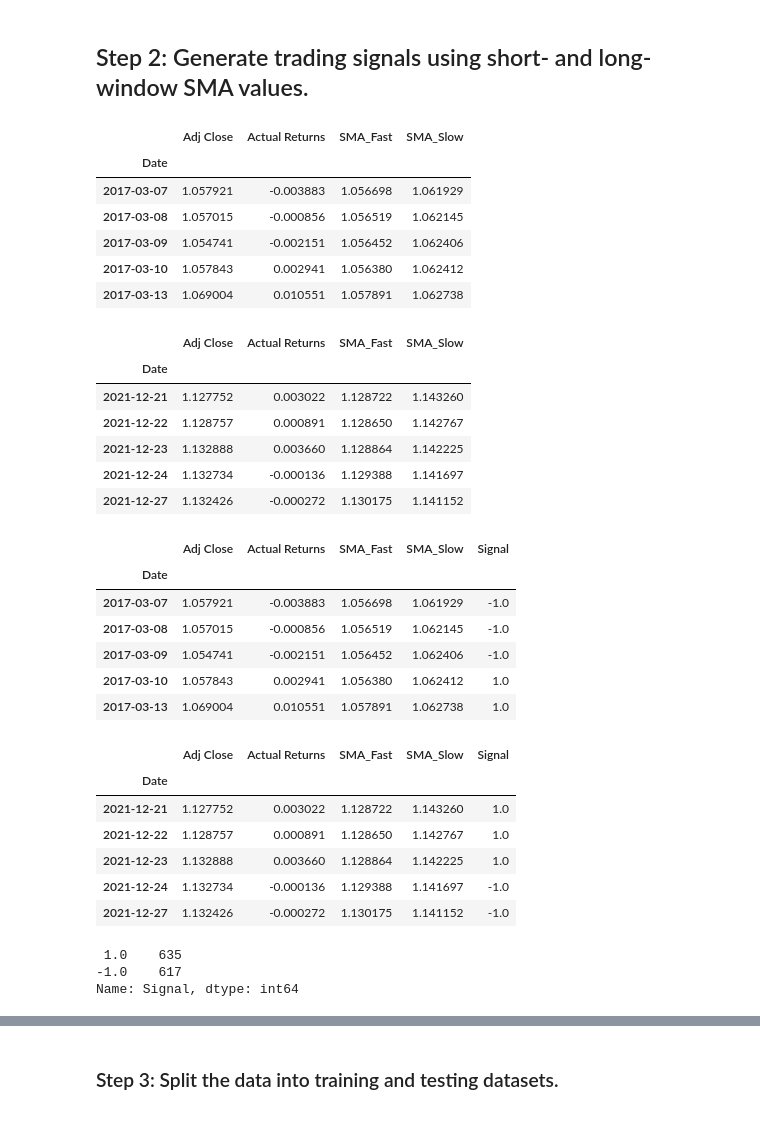
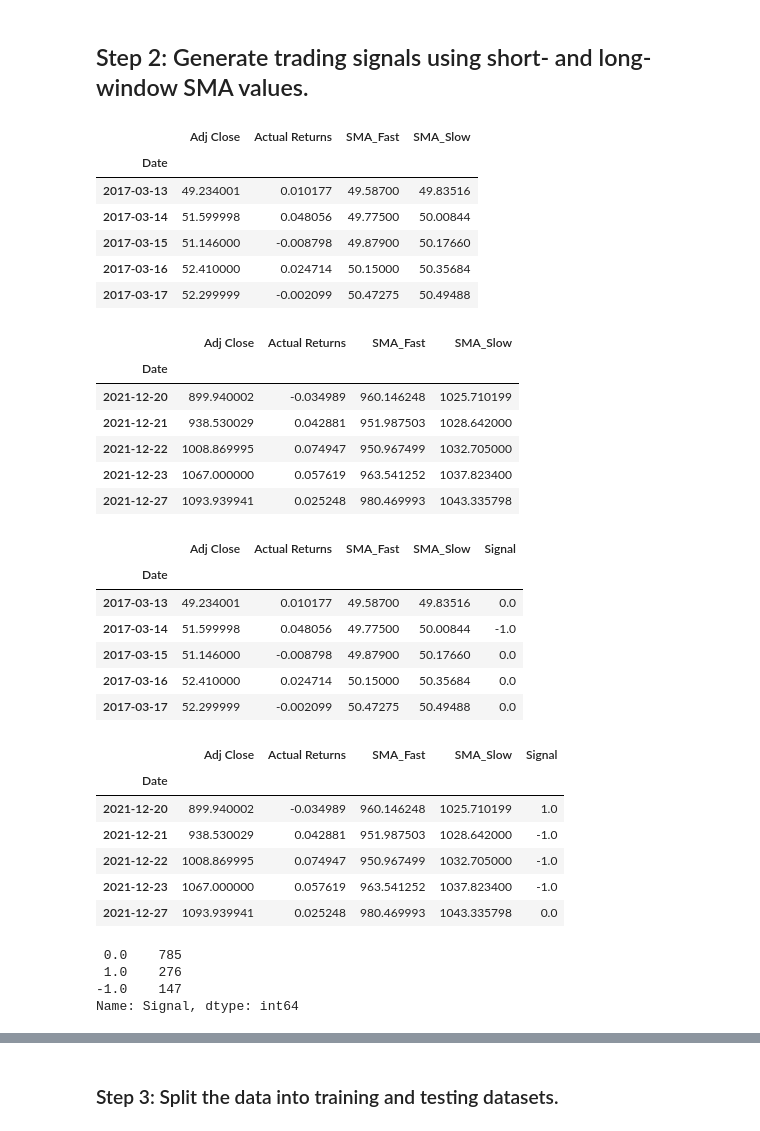
Before and after one commit to tembolo1284/Project_2_Bootcamp, a Jupyter notebook: machine_learning_trading_bot.ipynb, the cells around one changed output, grey strips where cells are left out. Saved outputs shown, nothing was run; the diff lists cells and outputs as text; code cells hidden in the pictures.

```diff
--- a/machine_learning_trading_bot.ipynb
+++ b/machine_learning_trading_bot.ipynb
@@ -90,15 +90,15 @@ Open the Jupyter notebook. Restart the kernel, run the provided cells that corre
 ### Step 1: mport the OHLCV dataset into a Pandas DataFrame.
 # %%
 # Import the OHLCV dataset into a Pandas Dataframe
-eurusd_df = pd.read_csv(
-    Path("./Resources/EURUSD_5y.csv"),
+instrument_df = pd.read_csv(
+    Path("./Resources/TSLA_5y.csv"),
     index_col='Date',
     infer_datetime_format=True,
     parse_dates=True
 )
 
 # Review the DataFrame
-eurusd_df.head(10)
+instrument_df.head(10)
 # %% [output]
 |  | Open | High | Low | Close | Adj Close | Volume |
 | Date |  |  |  |  |  |  |
@@ -115,6 +115,6 @@ eurusd_df.head(10)
 # %%
 # Filter the date index and close columns
-signals_df = eurusd_df.loc[:, ["Adj Close"]]
+signals_df = instrument_df.loc[:, ["Adj Close"]]
 
 # Use the pct_change function to generate  returns from close prices
 signals_df["Actual Returns"] = signals_df["Adj Close"].pct_change()
@@ -123,10 +123,18 @@ signals_df["Actual Returns"] = signals_df["Adj Close"].pct_change()
 signals_df = signals_df.dropna()
 
 # Review the DataFrame
-display(signals_df.head())
+#display(signals_df.head())
 display(signals_df.tail())
 
+#Look at summary statistics
 signals_df.describe()
+#Store stats as a variable
+descriptionStats = signals_df.describe()
+display(descriptionStats)
+
+#Store standard deviation as a variable
+dataStd = descriptionStats["Actual Returns"]["std"]
+dataStd
 # %% [output]
 |  | Adj Close | Actual Returns |
 | Date |  |  |
@@ -170,54 +172,55 @@ display(signals_df.tail())
 # %% [output]
 |  | Adj Close | Actual Returns | SMA_Fast | SMA_Slow |
 | Date |  |  |  |  |
-| 2017-03-07 | 1.057921 | -0.003883 | 1.056698 | 1.061929 |
-| 2017-03-08 | 1.057015 | -0.000856 | 1.056519 | 1.062145 |
-| 2017-03-09 | 1.054741 | -0.002151 | 1.056452 | 1.062406 |
-| 2017-03-10 | 1.057843 | 0.002941 | 1.056380 | 1.062412 |
-| 2017-03-13 | 1.069004 | 0.010551 | 1.057891 | 1.062738 |
+| 2017-03-13 | 49.234001 | 0.010177 | 49.58700 | 49.83516 |
+| 2017-03-14 | 51.599998 | 0.048056 | 49.77500 | 50.00844 |
+| 2017-03-15 | 51.146000 | -0.008798 | 49.87900 | 50.17660 |
+| 2017-03-16 | 52.410000 | 0.024714 | 50.15000 | 50.35684 |
+| 2017-03-17 | 52.299999 | -0.002099 | 50.47275 | 50.49488 |
 |  | Adj Close | Actual Returns | SMA_Fast | SMA_Slow |
 | Date |  |  |  |  |
-| 2021-12-21 | 1.127752 | 0.003022 | 1.128722 | 1.143260 |
-| 2021-12-22 | 1.128757 | 0.000891 | 1.128650 | 1.142767 |
-| 2021-12-23 | 1.132888 | 0.003660 | 1.128864 | 1.142225 |
-| 2021-12-24 | 1.132734 | -0.000136 | 1.129388 | 1.141697 |
-| 2021-12-27 | 1.132426 | -0.000272 | 1.130175 | 1.141152 |
+| 2021-12-20 | 899.940002 | -0.034989 | 960.146248 | 1025.710199 |
+| 2021-12-21 | 938.530029 | 0.042881 | 951.987503 | 1028.642000 |
+| 2021-12-22 | 1008.869995 | 0.074947 | 950.967499 | 1032.705000 |
+| 2021-12-23 | 1067.000000 | 0.057619 | 963.541252 | 1037.823400 |
+| 2021-12-27 | 1093.939941 | 0.025248 | 980.469993 | 1043.335798 |
 # %%
 # Initialize the new Signal column
 signals_df['Signal'] = 0.0
 
-eurusd_std = 0.004 #need to make this dynamic based off describe table
-
 # When Actual Returns are greater than or equal to 0, generate signal to buy stock long
-signals_df.loc[(signals_df['Actual Returns'] >= eurusd_std), 'Signal'] = 1
+signals_df.loc[(signals_df['Actual Returns'] <= -0.5*dataStd), 'Signal'] = 1
 
 # When Actual Returns are less than 0, generate signal to sell stock short
-signals_df.loc[(signals_df['Actual Returns'] < -1.5*eurusd_std), 'Signal'] = -1
+signals_df.loc[(signals_df['Actual Returns'] > 1*dataStd), 'Signal'] = -1
 
 # Review the DataFrame
 display(signals_df.head())
 display(signals_df.tail())
 # %% [output]
 |  | Adj Close | Actual Returns | SMA_Fast | SMA_Slow | Signal |
 | Date |  |  |  |  |  |
-| 2017-03-07 | 1.057921 | -0.003883 | 1.056698 | 1.061929 | -1.0 |
-| 2017-03-08 | 1.057015 | -0.000856 | 1.056519 | 1.062145 | -1.0 |
-| 2017-03-09 | 1.054741 | -0.002151 | 1.056452 | 1.062406 | -1.0 |
-| 2017-03-10 | 1.057843 | 0.002941 | 1.056380 | 1.062412 | 1.0 |
-| 2017-03-13 | 1.069004 | 0.010551 | 1.057891 | 1.062738 | 1.0 |
+| 2017-03-13 | 49.234001 | 0.010177 | 49.58700 | 49.83516 | 0.0 |
+| 2017-03-14 | 51.599998 | 0.048056 | 49.77500 | 50.00844 | -1.0 |
+| 2017-03-15 | 51.146000 | -0.008798 | 49.87900 | 50.17660 | 0.0 |
+| 2017-03-16 | 52.410000 | 0.024714 | 50.15000 | 50.35684 | 0.0 |
+| 2017-03-17 | 52.299999 | -0.002099 | 50.47275 | 50.49488 | 0.0 |
 |  | Adj Close | Actual Returns | SMA_Fast | SMA_Slow | Signal |
 | Date |  |  |  |  |  |
-| 2021-12-21 | 1.127752 | 0.003022 | 1.128722 | 1.143260 | 1.0 |
-| 2021-12-22 | 1.128757 | 0.000891 | 1.128650 | 1.142767 | 1.0 |
-| 2021-12-23 | 1.132888 | 0.003660 | 1.128864 | 1.142225 | 1.0 |
-| 2021-12-24 | 1.132734 | -0.000136 | 1.129388 | 1.141697 | -1.0 |
-| 2021-12-27 | 1.132426 | -0.000272 | 1.130175 | 1.141152 | -1.0 |
+| 2021-12-20 | 899.940002 | -0.034989 | 960.146248 | 1025.710199 | 1.0 |
+| 2021-12-21 | 938.530029 | 0.042881 | 951.987503 | 1028.642000 | -1.0 |
+| 2021-12-22 | 1008.869995 | 0.074947 | 950.967499 | 1032.705000 | -1.0 |
+| 2021-12-23 | 1067.000000 | 0.057619 | 963.541252 | 1037.823400 | -1.0 |
+| 2021-12-27 | 1093.939941 | 0.025248 | 980.469993 | 1043.335798 | 0.0 |
-# %%
-signals_df['Signal'].value_counts()
-# %% [output]
- 1.0    635
--1.0    617
-Name: Signal, dtype: int64
+# %%
+signals_df['Signal'].value_counts()
+
+#Need to drop 0's from data before using ML algorithm
+# %% [output]
+ 0.0    785
+ 1.0    276
+-1.0    147
+Name: Signal, dtype: int64
 # %%
 # Calculate the strategy returns and add them to the signals_df DataFrame
 signals_df['Strategy Returns'] = signals_df['Actual Returns'] * signals_df['Signal'].shift()
```
Also changed, not shown: parts of 20 cells of this notebook, 1 other file.
